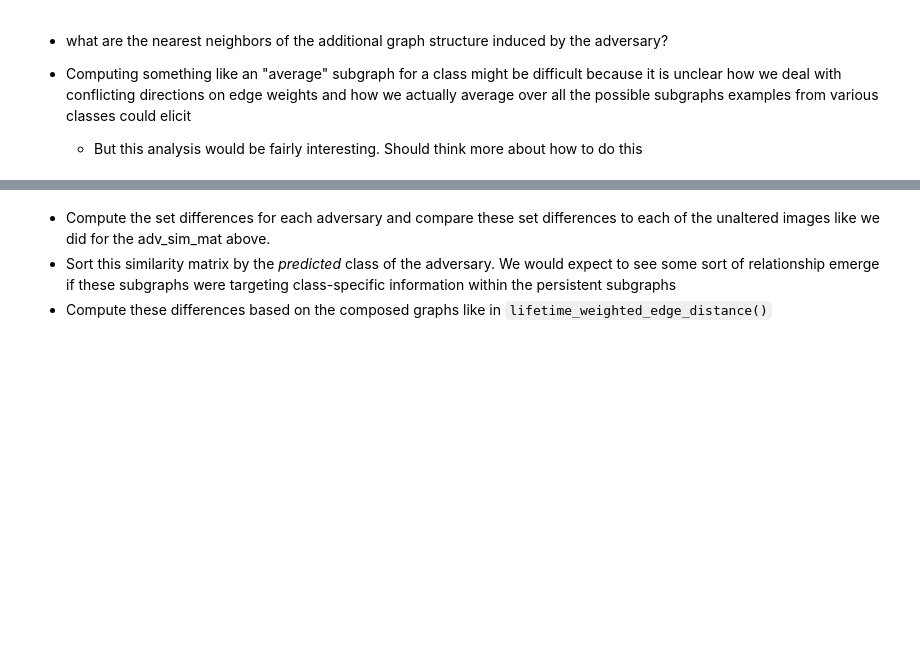
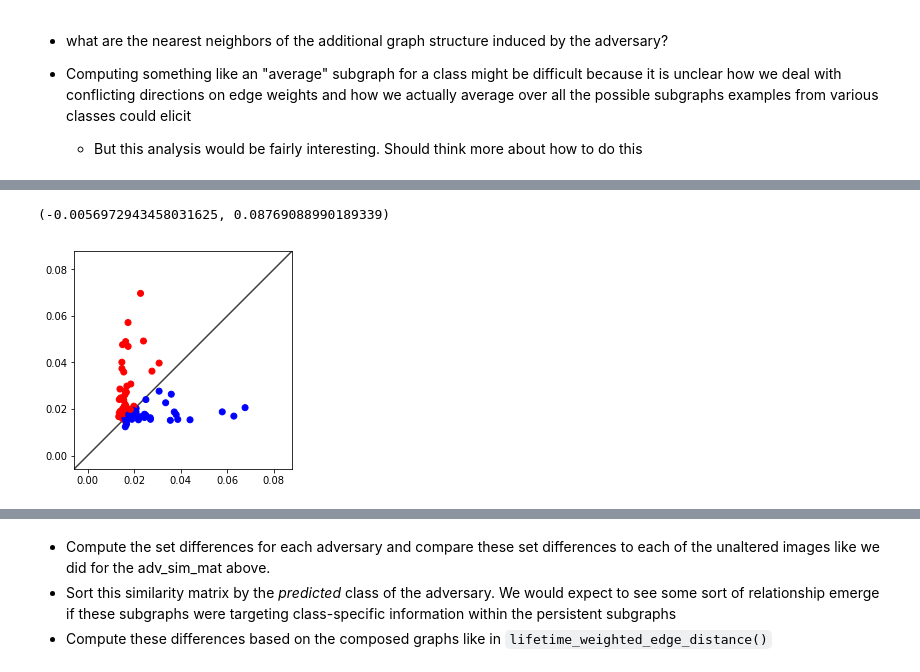
Before and after one commit to tgebhart/pt_activation, a Jupyter notebook: notebooks/Set Diff CFF MNIST Sigmoid.ipynb, the cells around one changed output, grey strips where cells are left out. Drawn from its saved outputs; the diff is of its cells as text; code cells hidden in the pictures; blank space fills up the shorter version.

```diff
--- a/notebooks/Set Diff CFF MNIST Sigmoid.ipynb
+++ b/notebooks/Set Diff CFF MNIST Sigmoid.ipynb
@@ -561,0 +765,4 @@ moved_num_generators = [compute_num_generators(g) for g in moved_sample_graphs]
+# %%
+for i in range(len(moved_sample_graphs)):
+    print('i:', i)
+    moved_eigs.append(get_top_eigs(moved_sample_graphs[i],take=5))
@@ -562,3 +793,21 @@ moved_num_generators = [compute_num_generators(g) for g in moved_sample_graphs]
+# %%
+fig, ax = plt.subplots()
+differs = np.array(med_eigs) - np.array(med_adv_eigs)
+colors = ['b' if differs[i] > 0 else 'r' for i in range(moved_num_edges.shape[0])]
+ax.scatter(med_eigs, med_adv_eigs, c=colors)
+lims = [
+    np.min([ax.get_xlim(), ax.get_ylim()]),  # min of both axes
+    np.max([ax.get_xlim(), ax.get_ylim()]),  # max of both axes
+]
+
+# now plot both limits against eachother
+ax.plot(lims, lims, 'k-', alpha=0.75, zorder=0)
+ax.set_aspect('equal')
+ax.set_xlim(lims)
+ax.set_ylim(lims)
+# %% [output]
+(-0.0056972943458031625, 0.08769088990189339)
+[figure, added]
 # %%
 bins = 25
 plt.hist(num_generators, bins, alpha=0.5, label='Unaltered', color='g')
```
Also changed, not shown: parts of 47 cells of this notebook, 11 other files.
